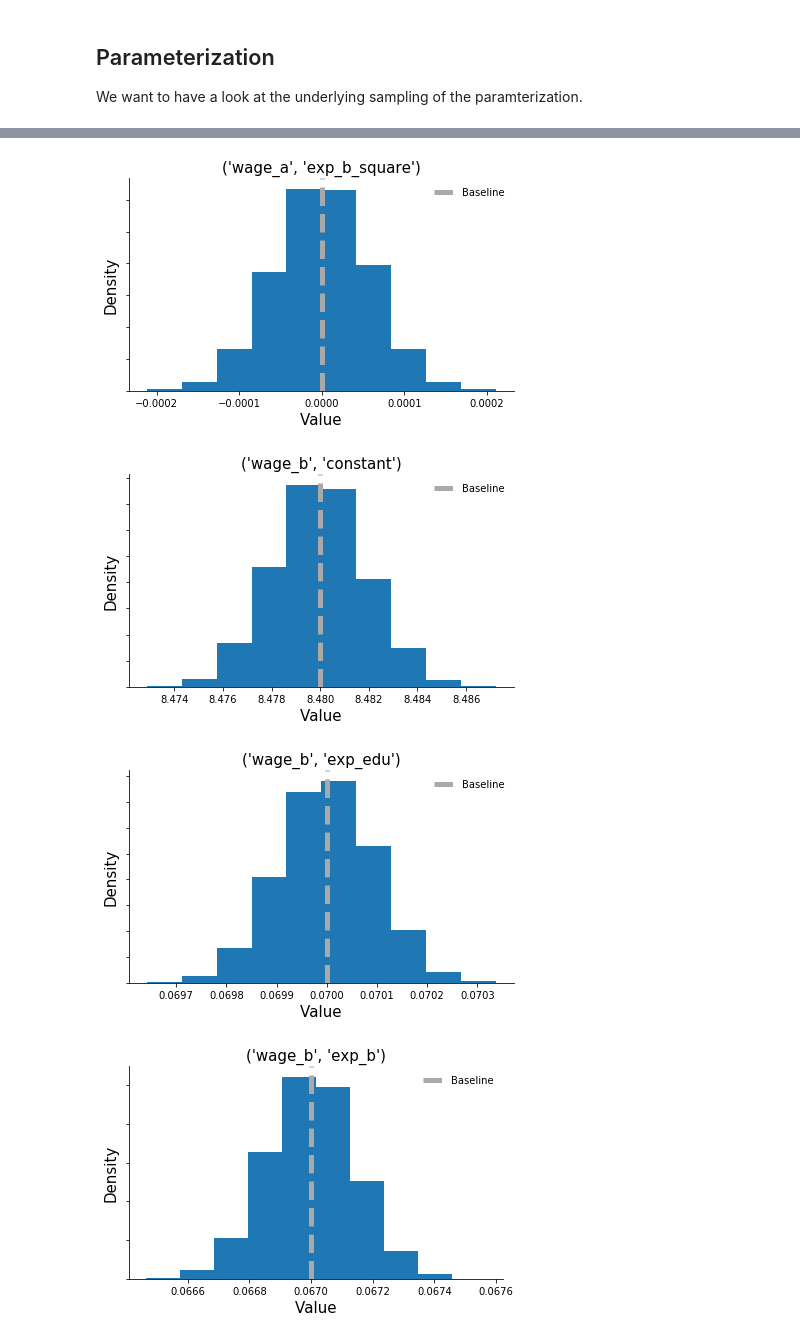
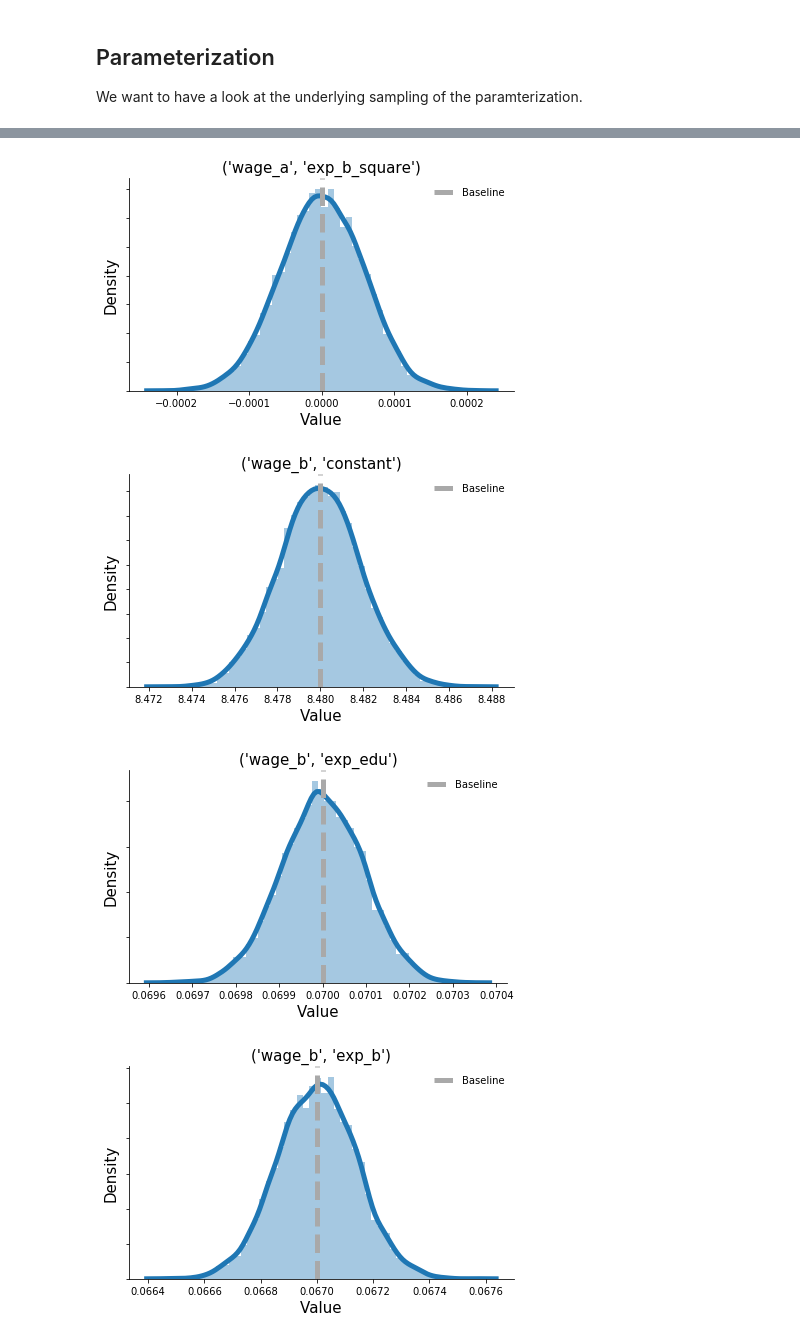
Before and after one commit to fagan2888/numerical-toolbox-uncertainty-quantification, a Jupyter notebook: notebooks/exploration.ipynb, the cells around one changed output, grey strips where cells are left out. Drawn from its saved outputs; the diff is of its cells as text; code cells hidden in the pictures.

```diff
--- a/notebooks/exploration.ipynb
+++ b/notebooks/exploration.ipynb
@@ -37,7 +37,8 @@ for name in mc_params.loc[0, :, :].index.droplevel():
 
     fig, ax = plt.subplots()
     ax.set_title(name)
-    ax.hist(mc, density=True)
+    sns.distplot(mc, ax=ax)
+
     ax.axvline(base, color="#A9A9A9", linestyle="--", label="Baseline")
     ax.set_yticklabels([])
 
@@ -53,4 +54,4 @@ for name in mc_params.loc[0, :, :].index.droplevel():
-[figure, old version]
+[figure, new version]
-[figure, old version]
+[figure, new version]
-[figure, old version]
+[figure, new version]
-[figure, old version]
+[figure, new version]
```
Also changed, not shown: parts of 2 cells of this notebook, 3 other files.
